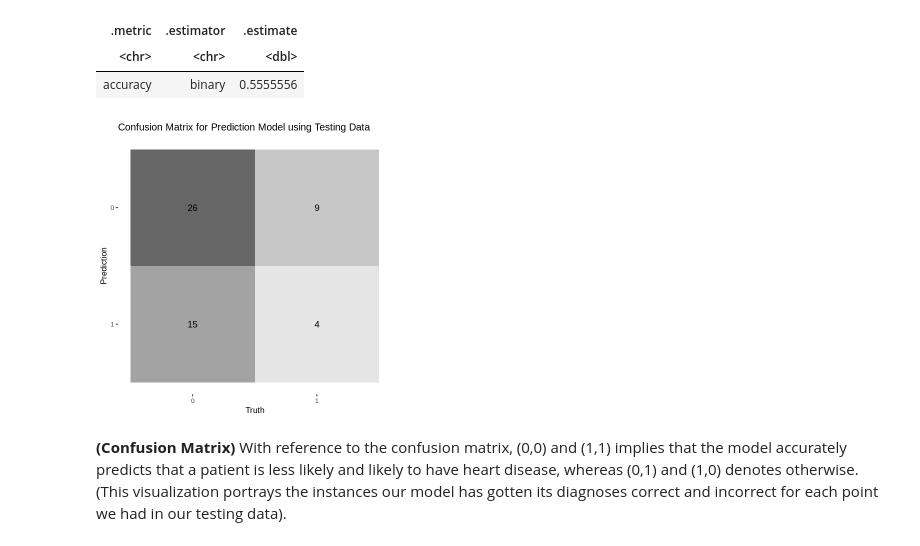
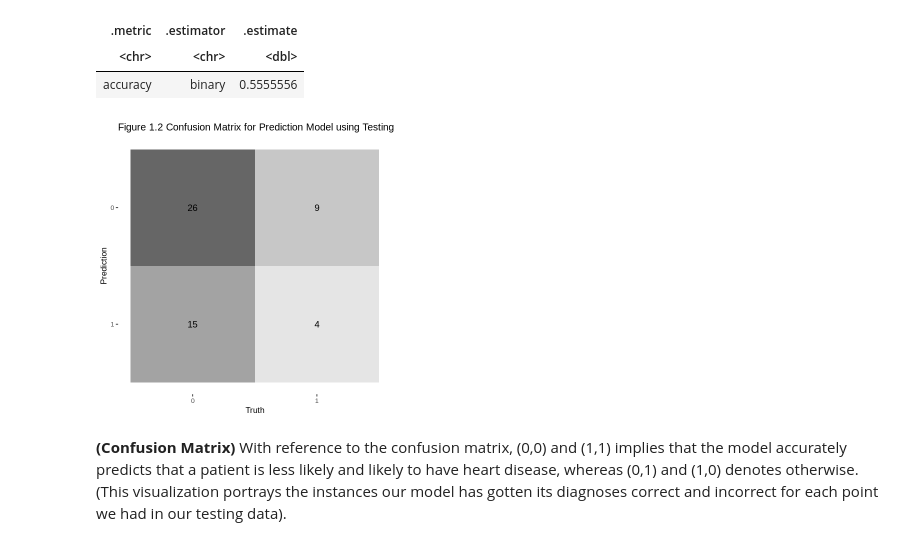
Before and after one commit to Yujinjen/group_project, a Jupyter notebook: DSCI_G36_Project_Submission.ipynb, the cells around one changed output. Cells and saved outputs as stored; diff of their text form; code cells hidden in the pictures.

Commit message:
Edited discussion and added figure numbers

```diff
--- a/DSCI_G36_Project_Submission.ipynb
+++ b/DSCI_G36_Project_Submission.ipynb
@@ -693,15 +701,15 @@ A tibble: 1 × 3
 # %%
 #setting final visualization dimensions
 options(repr.plot.width=5, repr.plot.height=5)
 
 #creating confusion matrix table
 confusion_matrix <- conf_mat(predict_final, truth = diag, estimate = .pred_class)
 
 #producing conf mat graph output
 autoplot(confusion_matrix, type = "heatmap") + theme(text = element_text(size = 10)) +
-    ggtitle("Confusion Matrix for Prediction Model using Testing Data")
+    ggtitle("Figure 1.2 Confusion Matrix for Prediction Model using Testing Data")
 # %% [output]
-[figure, old version]
+[figure, new version]
 # %% [markdown]
 **(Confusion Matrix)** With reference to the confusion matrix, (0,0) and (1,1) implies that the model accurately predicts that a patient is less likely and likely to have heart disease, whereas (0,1) and (1,0) denotes otherwise. (This visualization portrays the instances our model has gotten its diagnoses correct and incorrect for each point we had in our testing data).
 # %% [markdown]
```
Also changed, not shown: parts of 4 cells of this notebook.
